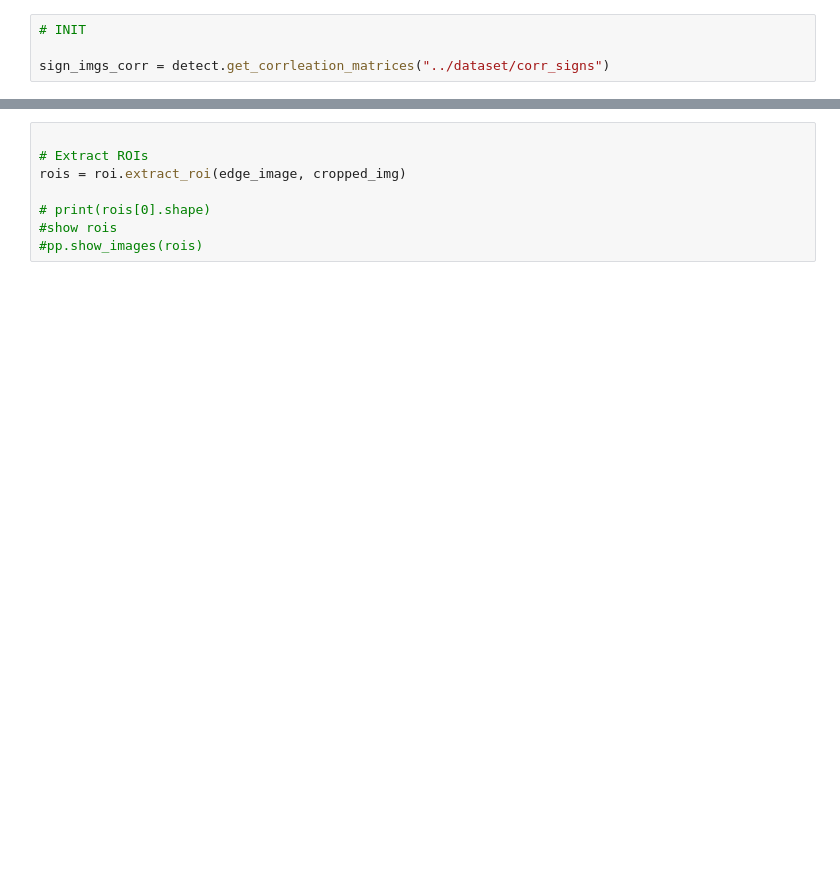
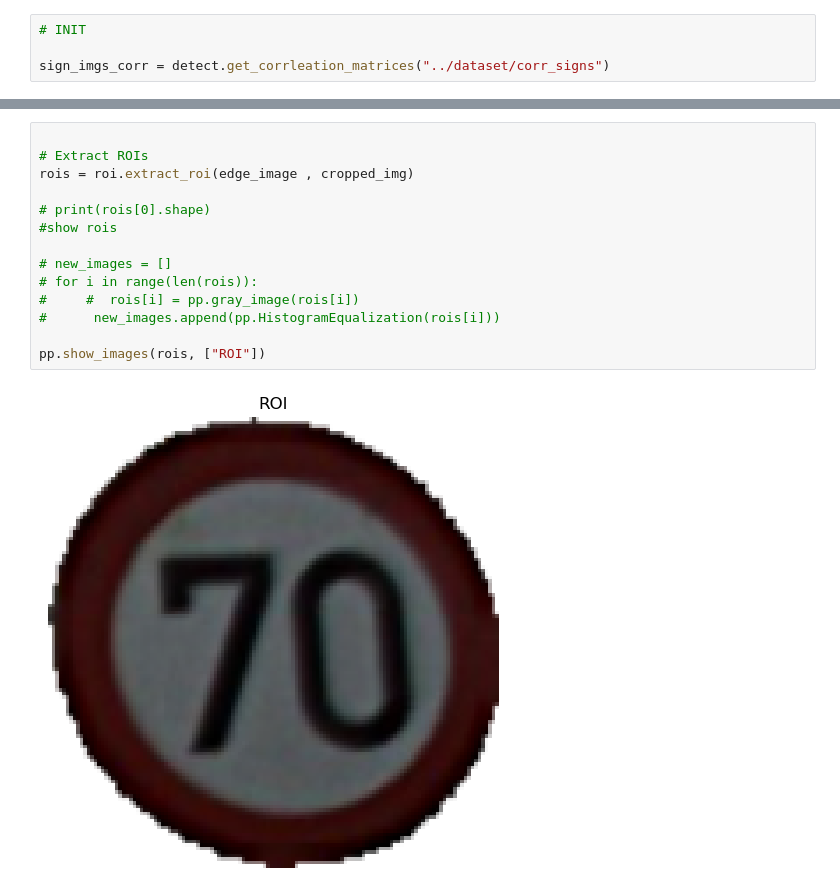
Before and after one commit to ahmedsaad562000/Hdy_3sahn_T3dy, a Jupyter notebook: full_pipeline/main.ipynb, the cells around one changed output, grey strips where cells are left out. Saved outputs shown, nothing was run; the diff lists cells and outputs as text; blank space fills up the shorter version.

```diff
--- a/full_pipeline/main.ipynb
+++ b/full_pipeline/main.ipynb
@@ -42,9 +46,17 @@ edge_image = pp.LoGEdgeDetection(equalized_image)
 # %%
 
 # Extract ROIs
-rois = roi.extract_roi(edge_image, cropped_img)
+rois = roi.extract_roi(edge_image , cropped_img)
 
 # print(rois[0].shape)
 #show rois
-#pp.show_images(rois)
+
+# new_images = []
+# for i in range(len(rois)):
+#     #  rois[i] = pp.gray_image(rois[i])
+#      new_images.append(pp.HistogramEqualization(rois[i]))
+
+pp.show_images(rois, ["ROI"])
+# %% [output]
+[figure, added]
 # %%
```
Also changed, not shown: parts of 6 cells of this notebook, 3 other files.
